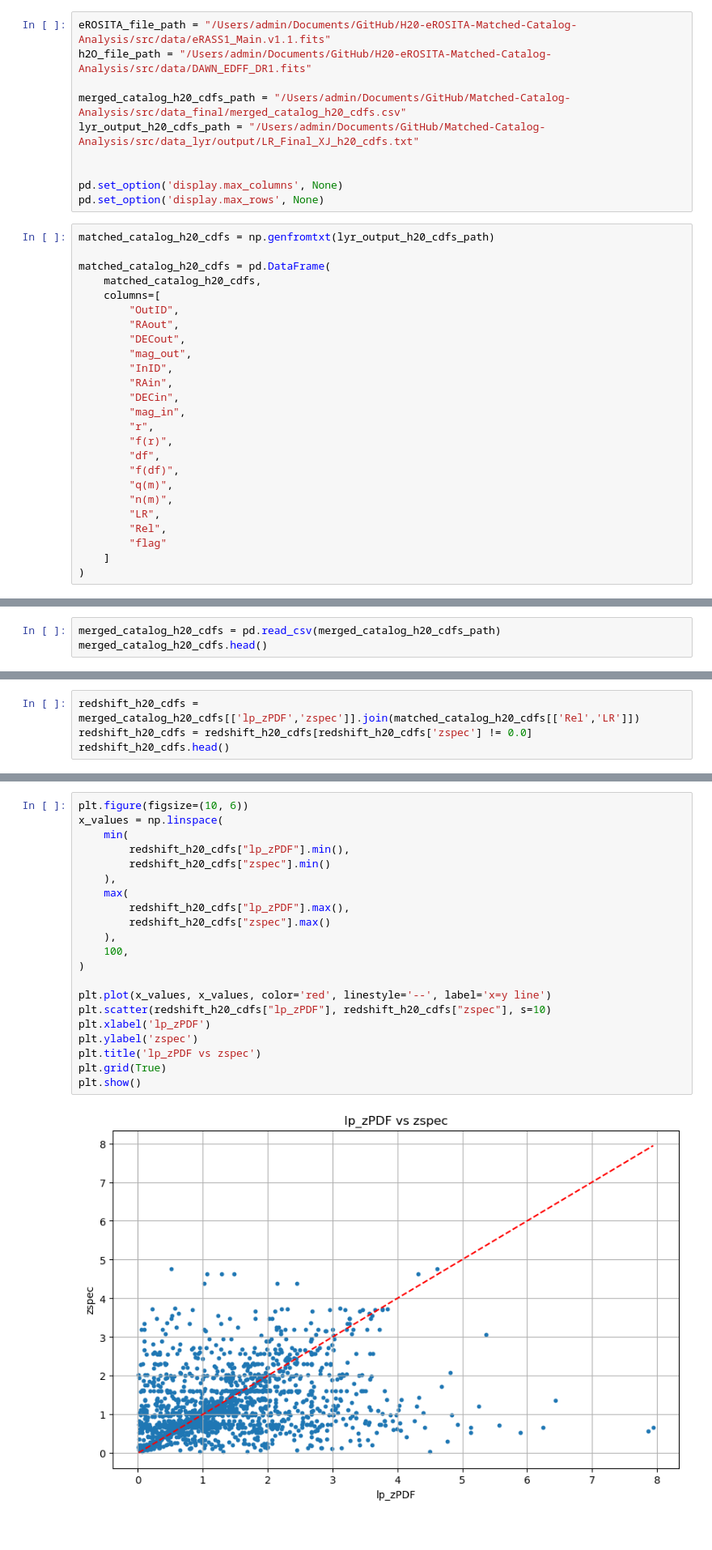
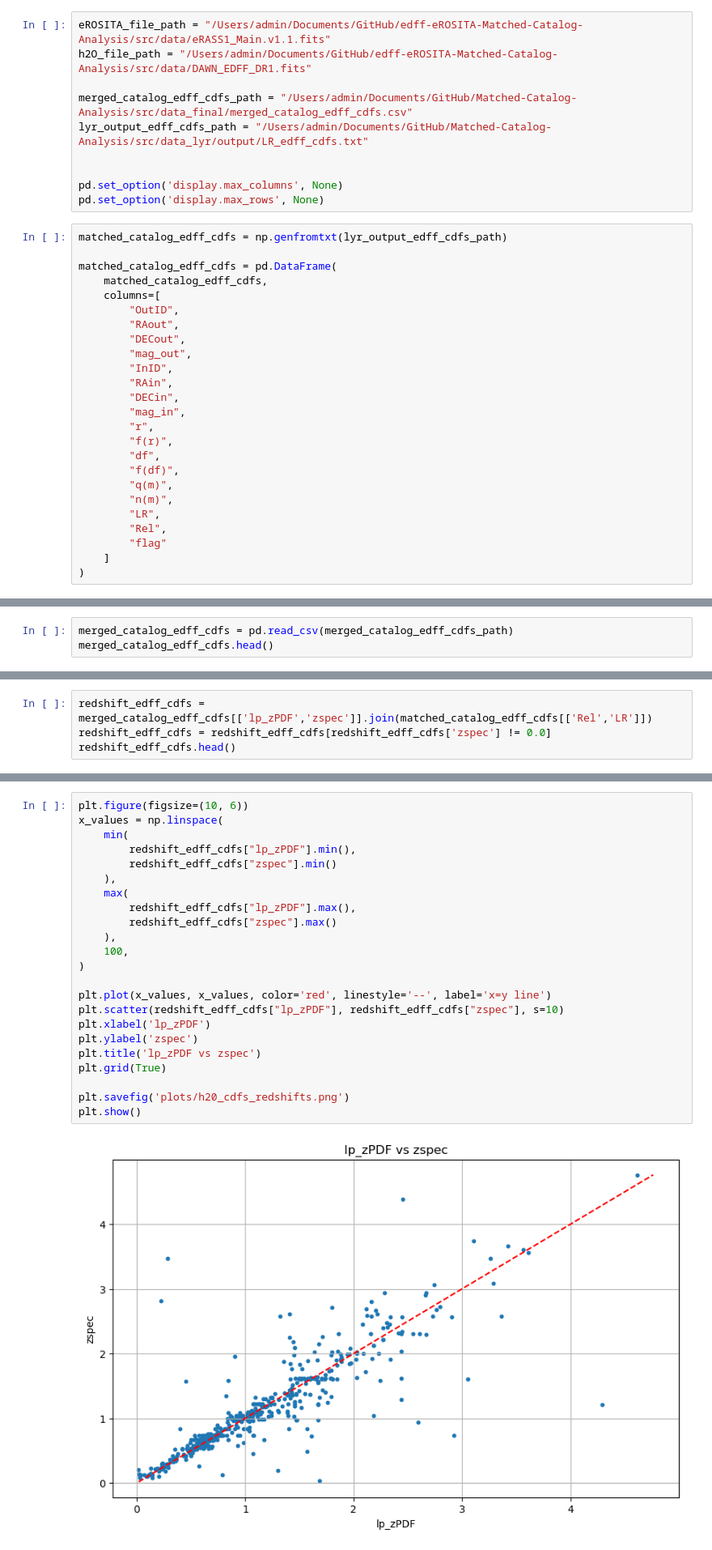
Before and after one commit to trevin-lee/h20-xray-catalog-matching, a Jupyter notebook: src/accuracy_analysis.ipynb, the cells around one changed output, grey strips where cells are left out. Shown at 81% size. Saved outputs shown, nothing was run; the diff lists cells and outputs as text.

```diff
--- a/src/accuracy_analysis.ipynb
+++ b/src/accuracy_analysis.ipynb
@@ -13,20 +14,20 @@ from astropy.io import fits
 
 from data_loader import DataLoader
 # %%
-eROSITA_file_path = "/Users/admin/Documents/GitHub/H20-eROSITA-Matched-Catalog-Analysis/src/data/eRASS1_Main.v1.1.fits"
-h2O_file_path = "/Users/admin/Documents/GitHub/H20-eROSITA-Matched-Catalog-Analysis/src/data/DAWN_EDFF_DR1.fits"
+eROSITA_file_path = "/Users/admin/Documents/GitHub/edff-eROSITA-Matched-Catalog-Analysis/src/data/eRASS1_Main.v1.1.fits"
+h2O_file_path = "/Users/admin/Documents/GitHub/edff-eROSITA-Matched-Catalog-Analysis/src/data/DAWN_EDFF_DR1.fits"
 
-merged_catalog_h20_cdfs_path = "/Users/admin/Documents/GitHub/Matched-Catalog-Analysis/src/data_final/merged_catalog_h20_cdfs.csv"
-lyr_output_h20_cdfs_path = "/Users/admin/Documents/GitHub/Matched-Catalog-Analysis/src/data_lyr/output/LR_Final_XJ_h20_cdfs.txt"
+merged_catalog_edff_cdfs_path = "/Users/admin/Documents/GitHub/Matched-Catalog-Analysis/src/data_final/merged_catalog_edff_cdfs.csv"
+lyr_output_edff_cdfs_path = "/Users/admin/Documents/GitHub/Matched-Catalog-Analysis/src/data_lyr/output/LR_edff_cdfs.txt"
 
 
 pd.set_option('display.max_columns', None)
 pd.set_option('display.max_rows', None)
 # %%
-matched_catalog_h20_cdfs = np.genfromtxt(lyr_output_h20_cdfs_path)
+matched_catalog_edff_cdfs = np.genfromtxt(lyr_output_edff_cdfs_path)
 
-matched_catalog_h20_cdfs = pd.DataFrame(
-    matched_catalog_h20_cdfs,
+matched_catalog_edff_cdfs = pd.DataFrame(
+    matched_catalog_edff_cdfs,
     columns=[
         "OutID",
         "RAout",
@@ -59,4 +62,4 @@ matched_catalog_h20_cdfs.sort_values(by='OutID').reset_index(drop=True).head()
 # %%
-merged_catalog_h20_cdfs = pd.read_csv(merged_catalog_h20_cdfs_path)
-merged_catalog_h20_cdfs.head()
+merged_catalog_edff_cdfs = pd.read_csv(merged_catalog_edff_cdfs_path)
+merged_catalog_edff_cdfs.head()
 # %% [output]
@@ -71,6 +74,6 @@ merged_catalog_h20_cdfs.head()
 # %%
-redshift_h20_cdfs = merged_catalog_h20_cdfs[['lp_zPDF','zspec']].join(matched_catalog_h20_cdfs[['Rel','LR']])
-redshift_h20_cdfs = redshift_h20_cdfs[redshift_h20_cdfs['zspec'] != 0.0]
-redshift_h20_cdfs.head()
+redshift_edff_cdfs = merged_catalog_edff_cdfs[['lp_zPDF','zspec']].join(matched_catalog_edff_cdfs[['Rel','LR']])
+redshift_edff_cdfs = redshift_edff_cdfs[redshift_edff_cdfs['zspec'] != 0.0]
+redshift_edff_cdfs.head()
 # %% [output]
 |  | lp_zPDF | zspec | Rel | LR |
@@ -82,26 +85,28 @@ redshift_h20_cdfs.head()
 # %%
 plt.figure(figsize=(10, 6))
 x_values = np.linspace(
     min(
-        redshift_h20_cdfs["lp_zPDF"].min(),
-        redshift_h20_cdfs["zspec"].min()
+        redshift_edff_cdfs["lp_zPDF"].min(),
+        redshift_edff_cdfs["zspec"].min()
     ),
     max(
-        redshift_h20_cdfs["lp_zPDF"].max(),
-        redshift_h20_cdfs["zspec"].max()
+        redshift_edff_cdfs["lp_zPDF"].max(),
+        redshift_edff_cdfs["zspec"].max()
     ),
     100,
 )
 
 plt.plot(x_values, x_values, color='red', linestyle='--', label='x=y line')
-plt.scatter(redshift_h20_cdfs["lp_zPDF"], redshift_h20_cdfs["zspec"], s=10)
+plt.scatter(redshift_edff_cdfs["lp_zPDF"], redshift_edff_cdfs["zspec"], s=10)
 plt.xlabel('lp_zPDF')
 plt.ylabel('zspec')
 plt.title('lp_zPDF vs zspec')
 plt.grid(True)
+
+plt.savefig('plots/h20_cdfs_redshifts.png')
 plt.show()
 # %% [output]
-[figure, old version]
+[figure, new version]
 # %% [markdown]
 ### Plotting LR and Rel with respect to redshift
 # %%
```
Also changed, not shown: parts of 11 cells of this notebook, 50 other files.
